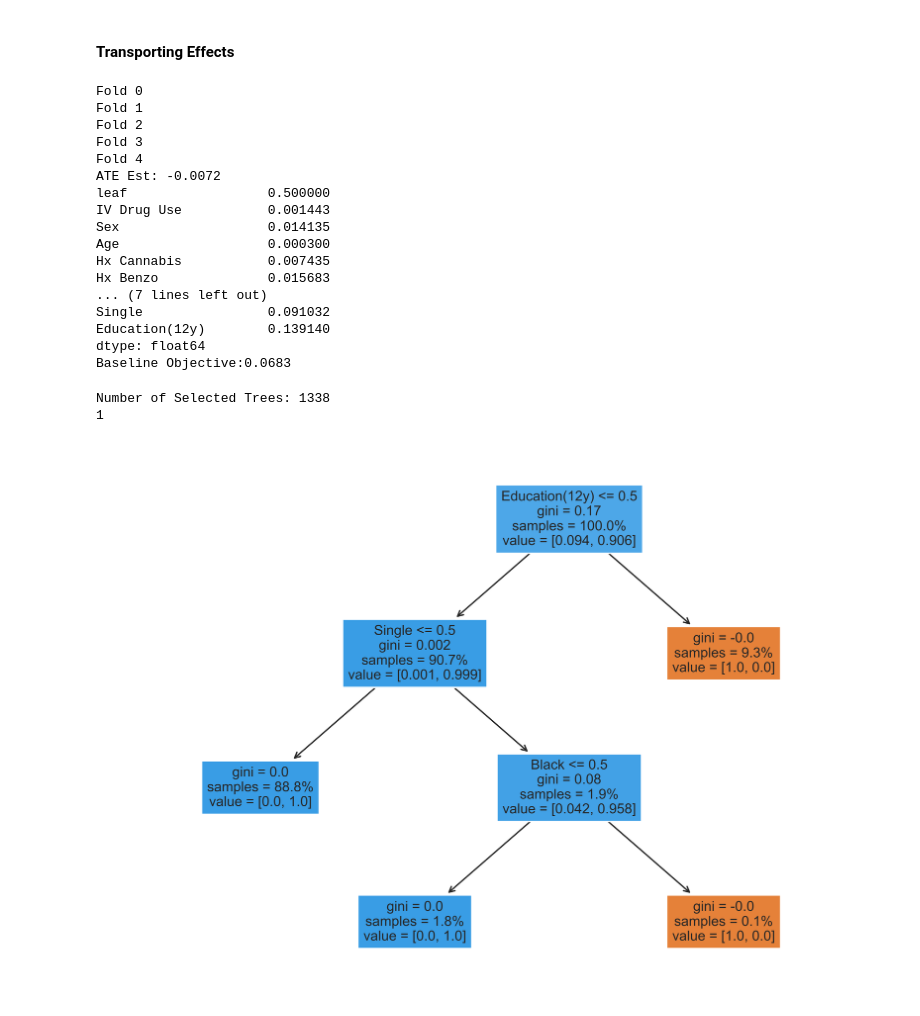
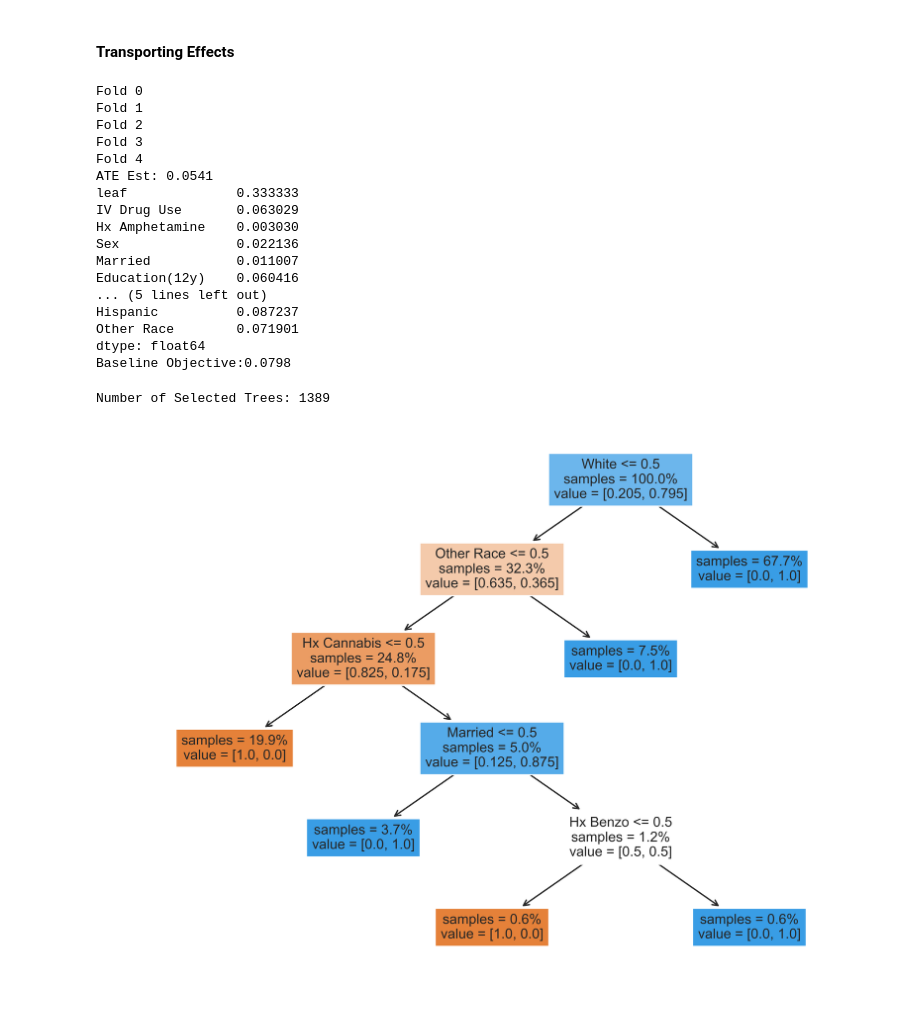
Before and after one commit to harsh-parikh/fuse, a Jupyter notebook: tedsa_analysis.ipynb, the cells around one changed output. Saved outputs shown, nothing was run; the diff lists cells and outputs as text; code cells hidden in the pictures.

```diff
--- a/tedsa_analysis.ipynb
+++ b/tedsa_analysis.ipynb
@@ -110,8 +136,4 @@ ct94_cc.groupby(by="med_met").mean()[outcome_cols]
 # %%
-df_primary = pd.concat([df_tedsa_cc.sample(frac=1, replace=False), ct94_cc])
-
-df_ = df_primary.drop(columns=[outcome_cols[0]]).fillna(0)
-
 outcome = outcome_cols[1]
 treatment = "med_met"
 sample = "S"
@@ -120,9 +142,7 @@ S = df_[sample]  # indicator for the sample
 Y = df_[outcome]  # outcome variable
 T = df_[treatment]  # indicator for the treatment
 
-data_dummy = pd.get_dummies(data, columns=["xrace", "mar"])
-data_dummy["Education(12y)"] = (data_dummy["edu"] >= 2).astype(int)
-data_dummy.drop(columns=["edu", "mar_0"], inplace=True)
+data_dummy = pd.get_dummies(data, columns=["xrace"])
 data_dummy.rename(
     columns={
         "sex": "Sex",
@@ -135,9 +155,8 @@ data_dummy.rename(
         "xrace_2": "Black",
         "xrace_3": "Hispanic",
         "xrace_4": "Other Race",
-        "mar_1": "Married",
-        "mar_2": "Divorced/Separated",
-        "mar_3": "Single",
+        "mar": "Married",
+        "edu": "Education(12y)",
     },
     inplace=True,
 )
@@ -263,14 +266,15 @@ print(np.sqrt(df_v.join(S).mean()["te_sq"] / df_v.shape[0]) * 100)
 # %%
 importlib.reload(learn)
 # D, w_tree, testing_data = learn.tree_opt(data, outcome, treatment, sample, leaf_proba=1)
+np.random.seed(42)
 D_rash, D_forest, w_forest, rashomon_set, f, testing_data = learn.forest_opt(
     data=data_dummy,
     outcome=outcome,
     treatment=treatment,
     sample=sample,
-    leaf_proba=1,
-    num_trees=3000,
-    vote_threshold=1 / 2,
+    leaf_proba=0.5,
+    num_trees=4000,
+    vote_threshold=3 / 4,
     # top_k_trees=True,
     # k=50,
 )
@@ -283,57 +287,70 @@ Fold 1
 Fold 2
 Fold 3
 Fold 4
-ATE Est: -0.0072
-leaf                  0.500000
-IV Drug Use           0.001443
-Sex                   0.014135
-Age                   0.000300
-Hx Cannabis           0.007435
-Hx Benzo              0.015683
-... (7 lines left out)
-Single                0.091032
-Education(12y)        0.139140
+ATE Est: 0.0541
+leaf              0.333333
+IV Drug Use       0.063029
+Hx Amphetamine    0.003030
+Sex               0.022136
+Married           0.011007
+Education(12y)    0.060416
+... (5 lines left out)
+Hispanic          0.087237
+Other Race        0.071901
 dtype: float64
-Baseline Objective:0.0683
+Baseline Objective:0.0798
 # %%
+local_obj = np.array(
+    [
+        w_forest[i]["local objective"]
+        for i in range(len(w_forest))
+        if w_forest[i]["local objective"] < baseline_loss
+    ]
+)
+
 w_rash = [
     "w_tree_%d" % (i)
     for i in range(len(w_forest))
     if w_forest[i]["local objective"] < baseline_loss
 ]
 print("Number of Selected Trees: %d" % (len(w_rash)))
-avg_votes = (D_forest[w_rash].mean(axis=1) >= 0.5).astype(int)
+avg_votes = (D_forest[w_rash].mean(axis=1) >= 0.8).astype(int)
 
 np.random.seed(42)
-explainer = en.AdaBoostClassifier(
-    base_estimator=tree.DecisionTreeClassifier(max_depth=3)
-).fit(X.loc[avg_votes.index], avg_votes)
+num_trees = 1
+explainer = tree.DecisionTreeClassifier(max_leaf_nodes=6).fit(
+    X.loc[avg_votes.index], avg_votes
+)
 
-print(len(explainer.estimators_))
+# explainer = en.GradientBoostingClassifier(
+#     # base_estimator=tree.DecisionTreeClassifier(max_depth=3)
+# ).fit(X.loc[avg_votes.index], avg_votes)
 
-num_trees = min(3, len(explainer.estimators_))
+# print(len(explainer.estimators_))
+
+# num_trees = min(2, len(explainer.estimators_))
 fig, ax = plt.subplots(nrows=num_trees, figsize=(10, 7 * num_trees), dpi=600)
 for i in range(num_trees):
     if num_trees == 1:
         tree.plot_tree(
-            explainer.estimators_[i],
+            explainer,  # .estimators_[i, 0],
             feature_names=X.columns,
             ax=ax,
             filled=True,
             fontsize=10,
             proportion=True,
+            impurity=False,
         )
     else:
         tree.plot_tree(
-            explainer.estimators_[i],
+            explainer.estimators_[i, 0],
             feature_names=X.columns,
             ax=ax[i],
             filled=True,
             fontsize=10,
             proportion=True,
         )
 plt.savefig("tedsa_ctn27.pdf", dpi=600)
 # %% [output]
-Number of Selected Trees: 1338
-1
+Number of Selected Trees: 1389
-[figure, old version]
+[figure, new version]
```
Also changed, not shown: parts of 14 cells of this notebook, 4 other files.
